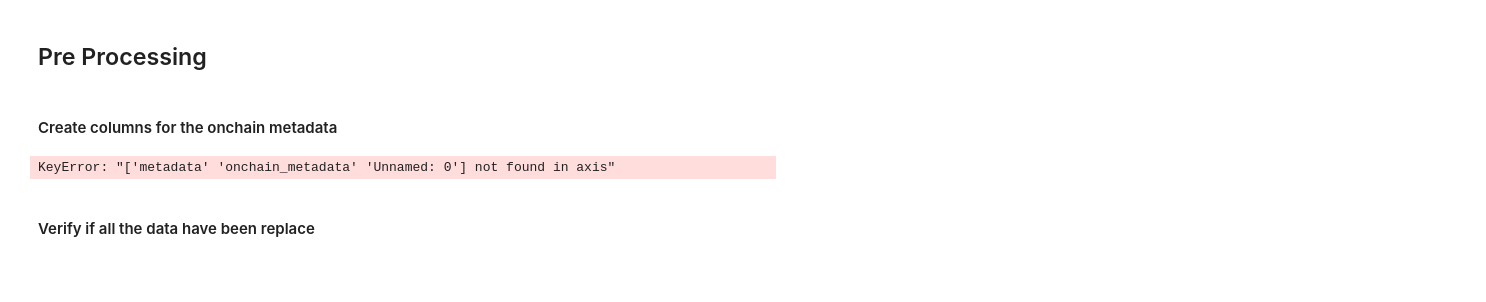
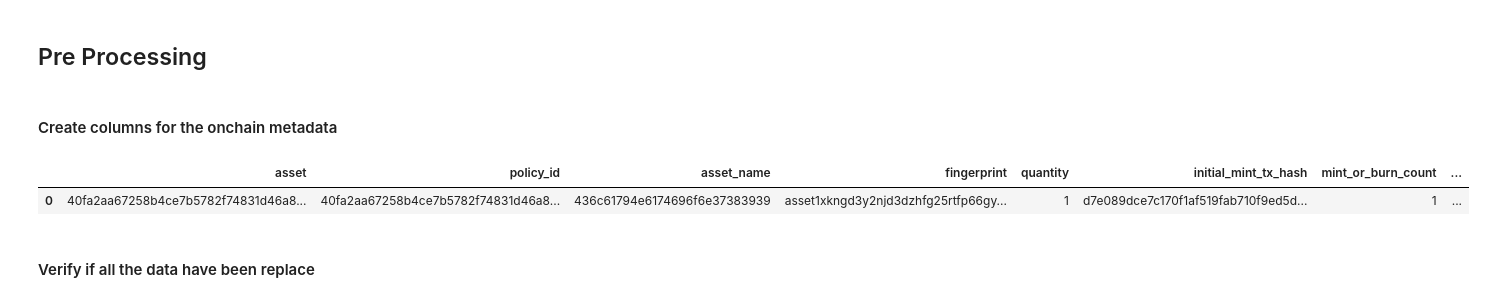
Before and after one commit to attadje/py-cardano-explorer, a Jupyter notebook: src/notebooks/cnft_analysis.ipynb, the cells around one changed output. Drawn from its saved outputs; the diff is of its cells as text; code cells hidden in the pictures; blank space fills up the shorter version.

```diff
--- a/src/notebooks/cnft_analysis.ipynb
+++ b/src/notebooks/cnft_analysis.ipynb
@@ -101,19 +101,21 @@ Total missing values: 9970
 #### Create columns for the onchain metadata
 # %%
 # Remove the unwanted columns
-unwanted_columns = ['metadata', 'Unnamed: 0']
+unwanted_columns = ['metadata']
+p_cn_assets_info = cn_assets_info.copy()
 p_cn_assets_info.drop(unwanted_columns, axis=1, inplace=True)
 
 # Replace the missing value in the wings column attribute by the string 'no wings'
 p_cn_assets_info['wings'] = p_cn_assets_info['wings'].fillna('no wings')
 
 # Replace the space in the columns name by a underscore
 columns_to_replace = {col_name:col_name.replace(' ', '_') for col_name in p_cn_assets_info.columns.tolist() if '' in col_name}
 p_cn_assets_info = p_cn_assets_info.rename(columns=columns_to_replace)
 
 p_cn_assets_info.head(1)
 # %% [output]
-KeyError: "['metadata' 'onchain_metadata' 'Unnamed: 0'] not found in axis"
+|  | asset | policy_id | asset_name | fingerprint | quantity | initial_mint_tx_hash | mint_or_burn_count | ... |
+| 0 | 40fa2aa67258b4ce7b5782f74831d46a8... | 40fa2aa67258b4ce7b5782f74831d46a8... | 436c61794e6174696f6e37383939 | asset1xkngd3y2njd3dzhfg25rtfp66gy... | 1 | d7e089dce7c170f1af519fab710f9ed5d... | 1 | ... |
 # %% [markdown]
 #### Verify if all the data have been replace
 # %%
```
Also changed, not shown: parts of 4 cells of this notebook.
